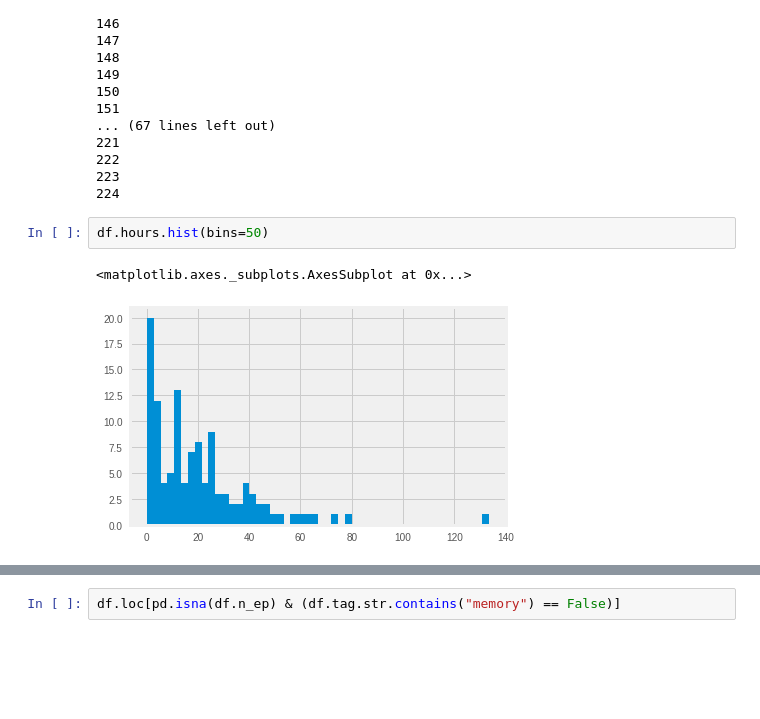
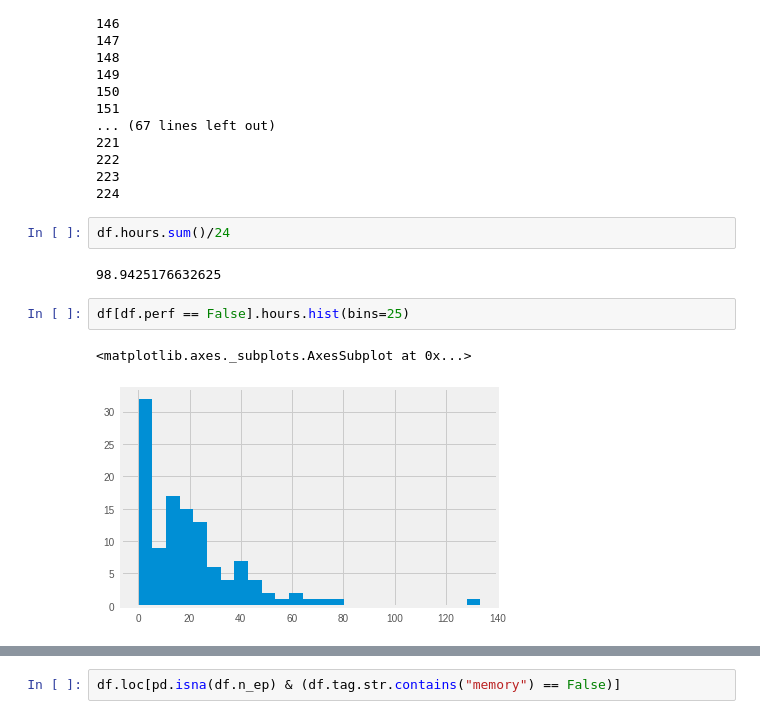
Before and after one commit to NotAnyMike/HRL, a Jupyter notebook: notebooks/Saving max walltime.ipynb, the cells around one changed output, grey strips where cells are left out. Cells and saved outputs as stored; diff of their text form; blank space fills up the shorter version.

```diff
--- a/notebooks/Saving max walltime.ipynb
+++ b/notebooks/Saving max walltime.ipynb
@@ -136,8 +136,12 @@ Found more than one graph event per run, or there was a metagraph containing a g
 222
 223
 224
+# %%
+df.hours.sum()/24
+# %% [output]
+98.9425176632625
 # %%
-df.hours.hist(bins=50)
+df[df.perf == False].hours.hist(bins=25)
 # %% [output]
 <matplotlib.axes._subplots.AxesSubplot at 0x...>
-[figure, old version]
+[figure, new version]
```
Also changed, not shown: parts of 10 cells of this notebook, 1 other file.
